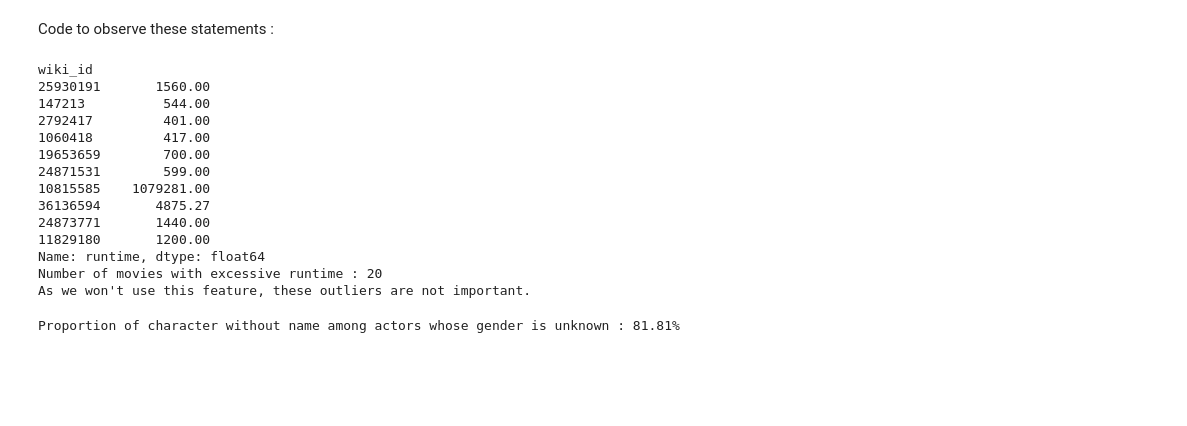
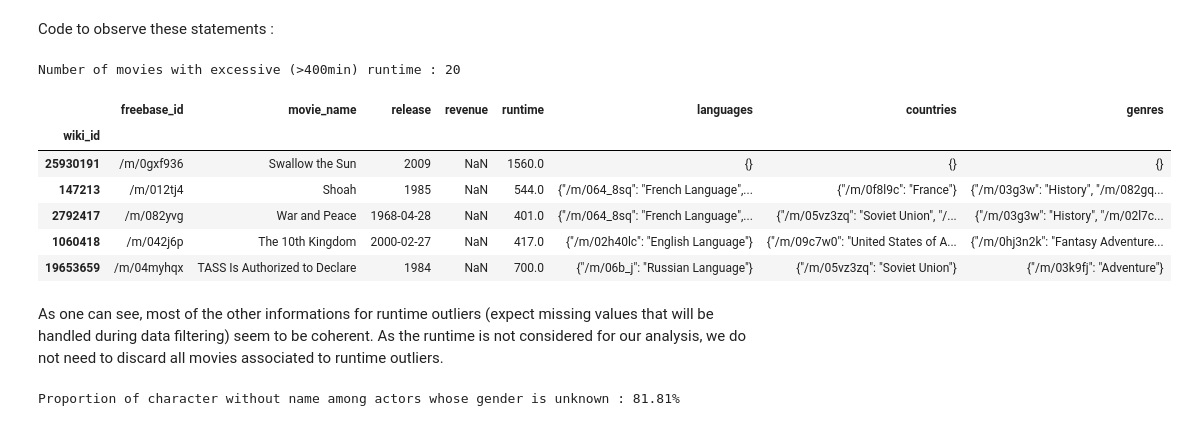
Before and after one commit to epfl-ada/ada-2022-project-nonansland22, a Jupyter notebook: Project_NoNansLand.ipynb, the cells around one changed output. Cells and saved outputs as stored; diff of their text form; code cells hidden in the pictures; blank space fills up the shorter version.

```diff
--- a/Project_NoNansLand.ipynb
+++ b/Project_NoNansLand.ipynb
@@ -82,24 +70,19 @@ moviedata_intersect.describe()
 Code to observe these statements :
 # %%
 #Look at outliers in movies runtime
-print(moviedata_intersect['runtime'][moviedata_intersect['runtime']>400].head(10))
-print("Number of movies with excessive runtime :", moviedata_intersect['runtime'][moviedata_intersect['runtime']>400].shape[0])
-print("As we won't use this feature, these outliers are not important.")
+print("Number of movies with excessive (>400min) runtime :", moviedata_intersect['runtime'][moviedata_intersect['runtime']>400].shape[0])
+moviedata_intersect[moviedata_intersect['runtime']>400].head(5)
 # %% [output]
-wiki_id
-25930191       1560.00
-147213          544.00
-2792417         401.00
-1060418         417.00
-19653659        700.00
-24871531        599.00
-10815585    1079281.00
-36136594       4875.27
-24873771       1440.00
-11829180       1200.00
-Name: runtime, dtype: float64
-Number of movies with excessive runtime : 20
-As we won't use this feature, these outliers are not important.
+Number of movies with excessive (>400min) runtime : 20
+|  | freebase_id | movie_name | release | revenue | runtime | languages | countries | genres |
+| wiki_id |  |  |  |  |  |  |  |  |
+| 25930191 | /m/0gxf936 | Swallow the Sun | 2009 | NaN | 1560.0 | {} | {} | {} |
+| 147213 | /m/012tj4 | Shoah | 1985 | NaN | 544.0 | {"/m/064_8sq": "French Language",... | {"/m/0f8l9c": "France"} | {"/m/03g3w": "History", "/m/082gq... |
+| 2792417 | /m/082yvg | War and Peace | 1968-04-28 | NaN | 401.0 | {"/m/064_8sq": "French Language",... | {"/m/05vz3zq": "Soviet Union", "/... | {"/m/03g3w": "History", "/m/02l7c... |
+| 1060418 | /m/042j6p | The 10th Kingdom | 2000-02-27 | NaN | 417.0 | {"/m/02h40lc": "English Language"} | {"/m/09c7w0": "United States of A... | {"/m/0hj3n2k": "Fantasy Adventure... |
+| 19653659 | /m/04myhqx | TASS Is Authorized to Declare | 1984 | NaN | 700.0 | {"/m/06b_j": "Russian Language"} | {"/m/05vz3zq": "Soviet Union"} | {"/m/03k9fj": "Adventure"} |
+# %% [markdown]
+As one can see, most of the other informations for runtime outliers (expect missing values that will be handled during data filtering) seem to be coherent. As the runtime is not considered for our analysis, we do not need to discard all movies associated to runtime outliers.
 # %%
 #Look at missing values in actor_gender
 print ("Proportion of character without name among actors whose gender is unknown : {0:.2%}".format(charadata_intersect['character_name'][charadata_intersect['actor_gender'].isna()].isna().sum()/len(charadata_intersect['character_name'][charadata_intersect['actor_gender'].isna()])))
```
Also changed, not shown: parts of 16 cells of this notebook.
